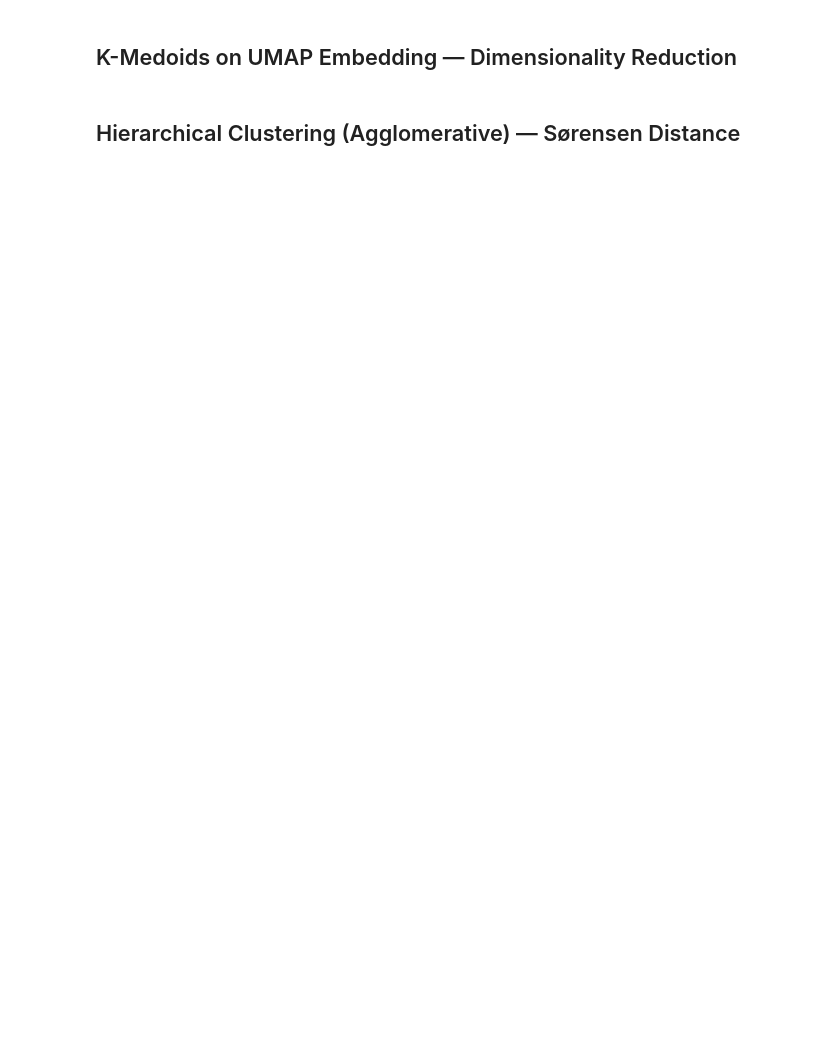
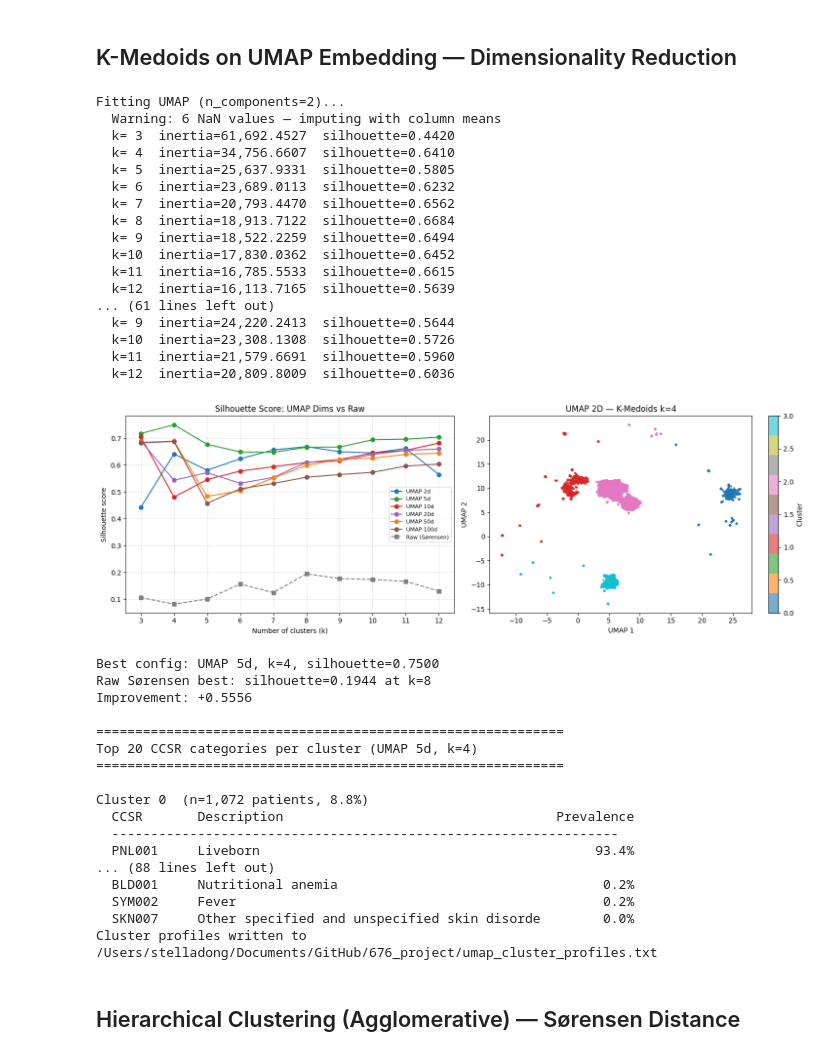
Before and after one commit to stellasdong/676_project, a Jupyter notebook: testing.ipynb, the cells around one changed output. Drawn from its saved outputs; the diff is of its cells as text; code cells hidden in the pictures; blank space fills up the shorter version.

```diff
--- a/testing.ipynb
+++ b/testing.ipynb
@@ -552,7 +554,7 @@ best_labels = umap_results[best_dim]['labels'][best_k]
 ccsr_names = mlb.classes_  # CCSR category names from the binarizer
 
 print(f"\n{'='*60}")
-print(f"Top 10 CCSR categories per cluster (UMAP {best_dim}d, k={best_k})")
+print(f"Top 20 CCSR categories per cluster (UMAP {best_dim}d, k={best_k})")
 print(f"{'='*60}")
 
 cluster_sizes = {}
@@ -561,39 +563,75 @@ for cluster_id in range(best_k):
     cluster_sizes[cluster_id] = mask.sum()
     cluster_matrix = X_ccsr_binary[mask]  # patients in this cluster
     freq = cluster_matrix.mean(axis=0)    # prevalence of each CCSR in cluster
-    top_idx = freq.argsort()[::-1][:10]
+    top_idx = freq.argsort()[::-1][:20]
 
     print(f"\nCluster {cluster_id}  (n={mask.sum():,} patients, {mask.mean()*100:.1f}%)")
     print(f"  {'CCSR':<10} {'Description':<45} {'Prevalence':>10}")
     print(f"  {'-'*65}")
     for idx in top_idx:
         code = ccsr_names[idx]
         desc = ccsr_desc_fixed.get(code, code)[:44]
         print(f"  {code:<10} {desc:<45} {freq[idx]*100:>9.1f}%")
 
 # --- Write cluster profiles to txt ---
 OUT_TXT = "/Users/stelladong/Documents/GitHub/676_project/umap_cluster_profiles.txt"
 
 with open(OUT_TXT, 'w') as f:
     f.write(f"UMAP Cluster Profiles\n")
     f.write(f"Configuration: UMAP {best_dim}d, k={best_k}, silhouette={best_sil:.4f}\n")
     f.write(f"{'='*65}\n")
 
     for cluster_id in range(best_k):
         mask = best_labels == cluster_id
         cluster_matrix = X_ccsr_binary[mask]
         freq = cluster_matrix.mean(axis=0)
-        top_idx = freq.argsort()[::-1][:10]
+        top_idx = freq.argsort()[::-1][:20]
 
         f.write(f"\nCluster {cluster_id}  (n={mask.sum():,} patients, {mask.mean()*100:.1f}%)\n")
         f.write(f"  {'CCSR':<10} {'Description':<50} {'Prevalence':>10}\n")
         f.write(f"  {'-'*70}\n")
         for idx in top_idx:
             code = ccsr_names[idx]
             desc = ccsr_desc_fixed.get(code, code)
             f.write(f"  {code:<10} {desc:<50} {freq[idx]*100:>9.1f}%\n")
 
 print(f"Cluster profiles written to {OUT_TXT}")
+# %% [output]
+Fitting UMAP (n_components=2)...
+  Warning: 6 NaN values — imputing with column means
+  k= 3  inertia=61,692.4527  silhouette=0.4420
+  k= 4  inertia=34,756.6607  silhouette=0.6410
+  k= 5  inertia=25,637.9331  silhouette=0.5805
+  k= 6  inertia=23,689.0113  silhouette=0.6232
+  k= 7  inertia=20,793.4470  silhouette=0.6562
+  k= 8  inertia=18,913.7122  silhouette=0.6684
+  k= 9  inertia=18,522.2259  silhouette=0.6494
+  k=10  inertia=17,830.0362  silhouette=0.6452
+  k=11  inertia=16,785.5533  silhouette=0.6615
+  k=12  inertia=16,113.7165  silhouette=0.5639
+... (61 lines left out)
+  k= 9  inertia=24,220.2413  silhouette=0.5644
+  k=10  inertia=23,308.1308  silhouette=0.5726
+  k=11  inertia=21,579.6691  silhouette=0.5960
+  k=12  inertia=20,809.8009  silhouette=0.6036
+[figure, added]
+Best config: UMAP 5d, k=4, silhouette=0.7500
+Raw Sørensen best: silhouette=0.1944 at k=8
+Improvement: +0.5556
+
+============================================================
+Top 20 CCSR categories per cluster (UMAP 5d, k=4)
+============================================================
+
+Cluster 0  (n=1,072 patients, 8.8%)
+  CCSR       Description                                   Prevalence
+  -----------------------------------------------------------------
+  PNL001     Liveborn                                           93.4%
+... (88 lines left out)
+  BLD001     Nutritional anemia                                  0.2%
+  SYM002     Fever                                               0.2%
+  SKN007     Other specified and unspecified skin disorde        0.0%
+Cluster profiles written to /Users/stelladong/Documents/GitHub/676_project/umap_cluster_profiles.txt
 # %% [markdown]
 ## Hierarchical Clustering (Agglomerative) — Sørensen Distance
 # %%
```
Also changed, not shown: parts of 13 cells of this notebook, 4 other files.
